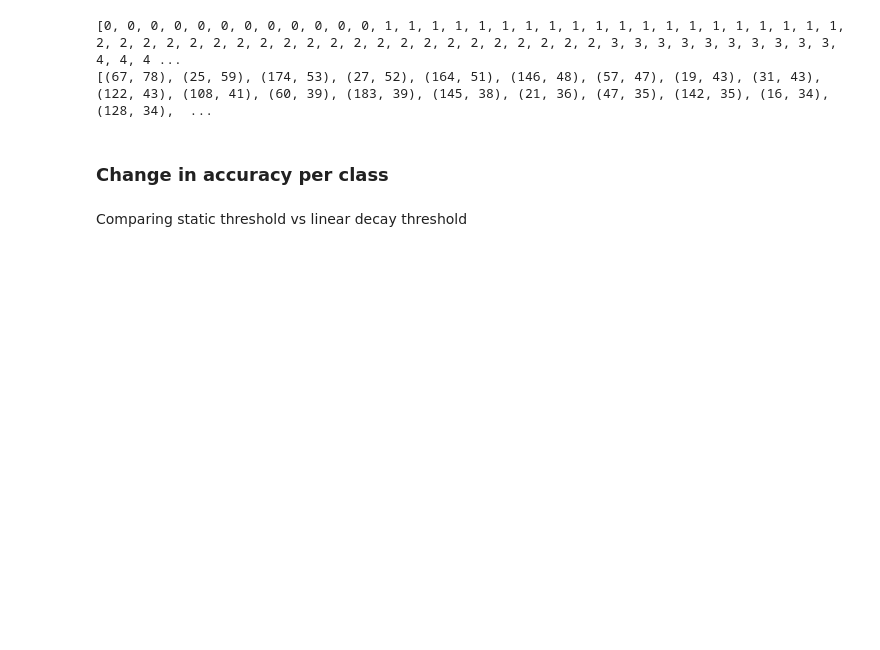
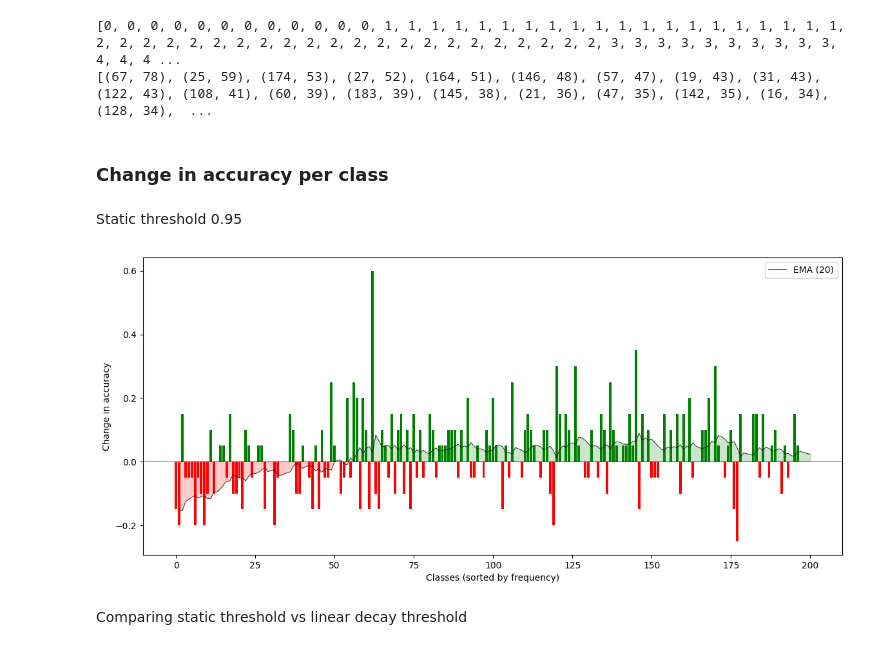
Before and after one commit to Self-Supervised-Learning-CS685/ssl-evaluation, a Jupyter notebook: inference_results.ipynb, the cells around one changed output. Drawn from its saved outputs; the diff is of its cells as text; code cells hidden in the pictures; blank space fills up the shorter version.

```diff
--- a/inference_results.ipynb
+++ b/inference_results.ipynb
@@ -89,4 +91,14 @@ def plot_difference(BASELINE_FILE, NEW_FILE, sorted_labels):
     plt.show()
+# %% [markdown]
+Static threshold 0.95
+# %%
+# BASELINE_FILE = None
+# NEW_FILE = "results/semi_fungi_PL_in_thres_80/test/pl.txt"
+BASELINE_FILE = "results/semi_fungi_PL_in_thres_80/test/pl.txt"
+NEW_FILE = "results/semi_fungi_PL_in_thres_95/test/pl.txt"
+plot_difference(BASELINE_FILE, NEW_FILE, sorted_labels)
+# %% [output]
+[figure, added]
 # %% [markdown]
 Comparing static threshold vs linear decay threshold
 # %%
```
Also changed, not shown: parts of 4 cells of this notebook.
